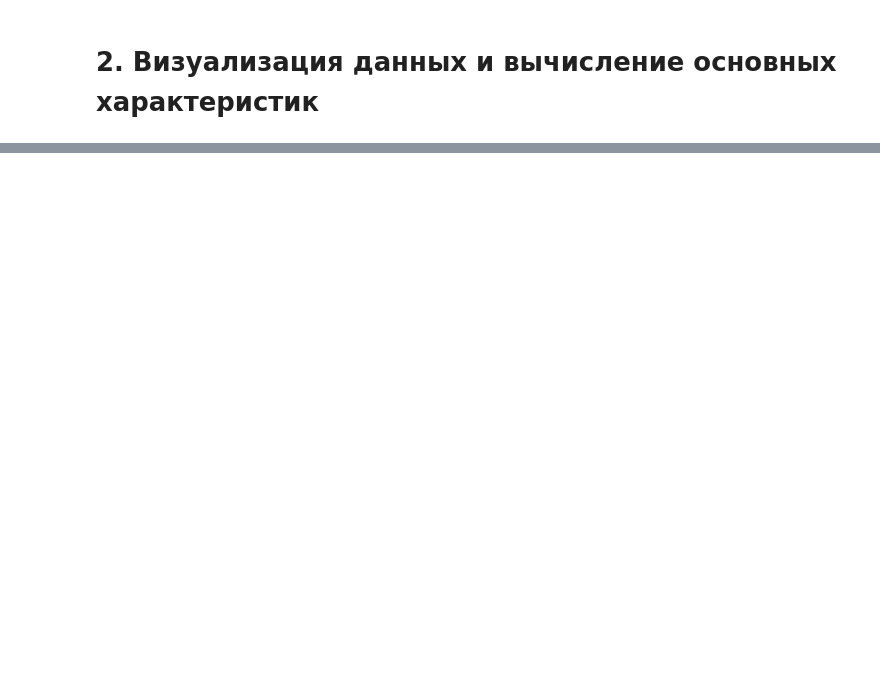
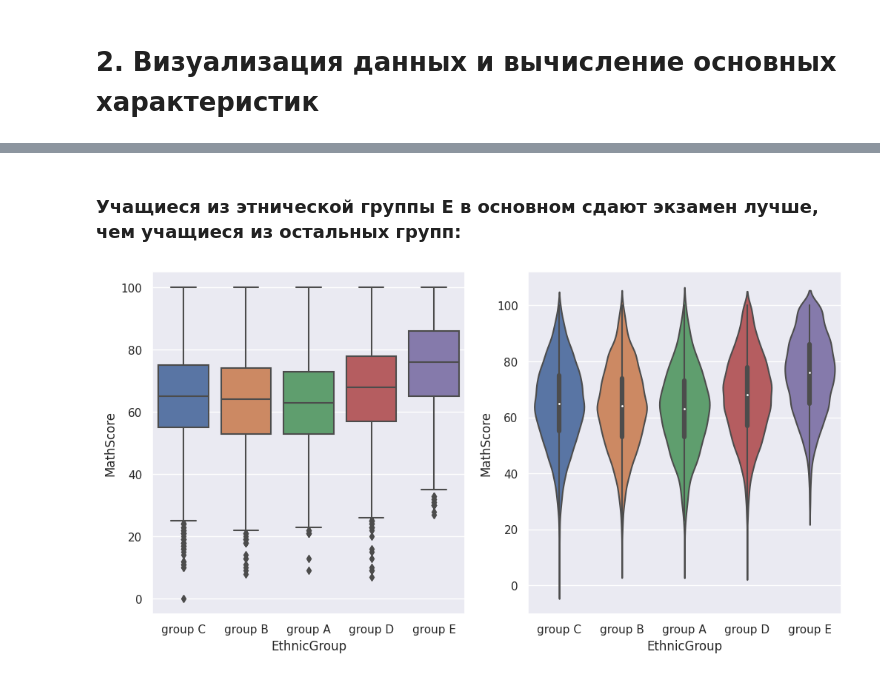
Before and after one commit to Valentin-Grachev/Machine-Learning-2023, a Jupyter notebook: Student_Exam_Scores.ipynb, the cells around one changed output, grey strips where cells are left out. Cells and saved outputs as stored; diff of their text form; code cells hidden in the pictures; blank space fills up the shorter version.

```diff
--- a/Student_Exam_Scores.ipynb
+++ b/Student_Exam_Scores.ipynb
@@ -110,0 +119,10 @@ memory usage: 1.2 MB
+# %% [markdown]
+### Учащиеся из этнической группы Е в основном сдают экзамен лучше, чем учащиеся из остальных групп:
+# %%
+colname = 'EthnicGroup'
+fig, axes = plt.subplots(1, 2, figsize=(12, 6))
+sns.boxplot(x=colname, y="MathScore", data=data, ax=axes[0])
+sns.violinplot(x=colname, y="MathScore", data=data, ax=axes[1])
+plt.show()
+# %% [output]
+[figure, added]
```
Also changed, not shown: parts of 65 cells of this notebook.
